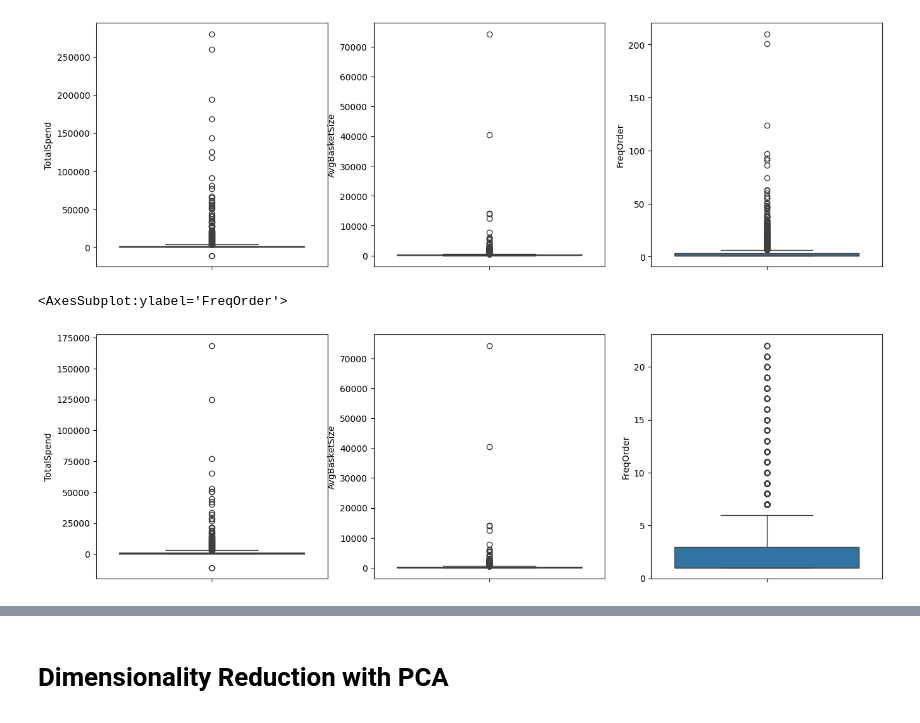
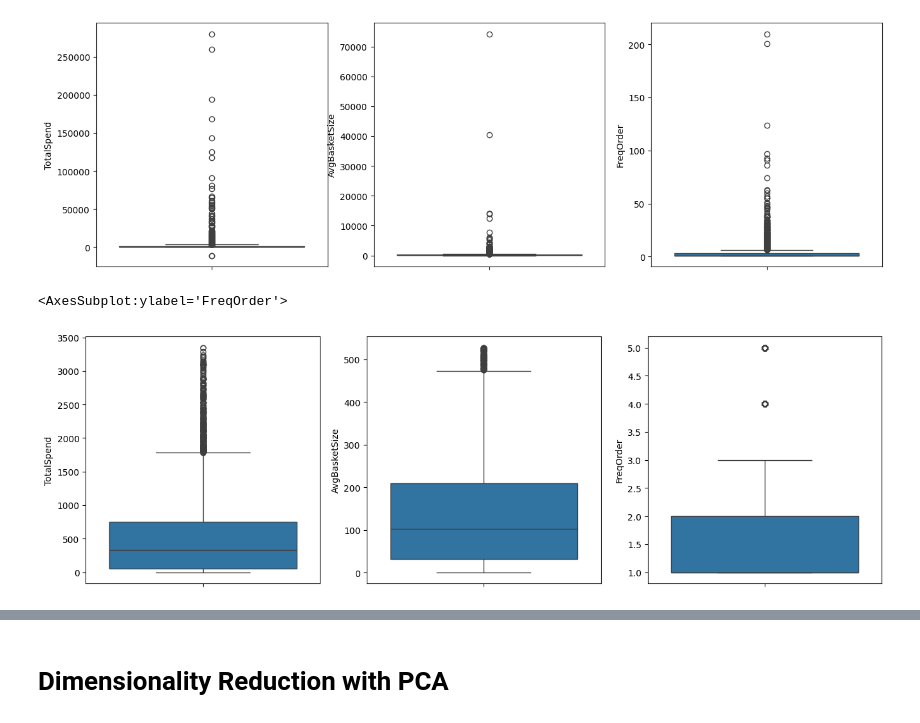
Before and after one commit to M0STAFA-A4F/Customer-Segmentation-for-E-commerce-Personalization, a Jupyter notebook: csecp.ipynb, the cells around one changed output, grey strips where cells are left out. Saved outputs shown, nothing was run; the diff lists cells and outputs as text; code cells hidden in the pictures.

```diff
--- a/csecp.ipynb
+++ b/csecp.ipynb
@@ -89,5 +90,5 @@ def customer_shopping_report(df, id):
 # %%
-seg_df = pd.DataFrame(columns=['TotalSpend', 'AvgBasketSize', 'FreqOrder', 'Country'])
+seg_df = pd.DataFrame(columns=['ID', 'TotalSpend', 'AvgBasketSize', 'FreqOrder', 'Country'])
 
 customer_id_unique = df['CustomerID'].unique()
 for id in customer_id_unique:
@@ -122,3 +118,14 @@ sns.pairplot(seg_df, hue='Country')
+# %%
+def remove_outliers(df, col_name):
+    percentile25 = df[col_name].quantile(0.25)
+    percentile75 = df[col_name].quantile(0.75)
+
+    iqr = percentile75 - percentile25
+
+    upper_limit = percentile75 + 1.5 * iqr
+    lower_limit = percentile25 - 1.5 * iqr
+
+    return df[(df[col_name]<upper_limit) & (df[col_name]>lower_limit)]
 # %%
 _, axes = plt.subplots(ncols=3, figsize=(16,5))
 sns.boxplot(seg_df['TotalSpend'], ax=axes[0])
@@ -127,21 +134,15 @@ sns.boxplot(seg_df['FreqOrder'], ax=axes[2])
 # %% [output]
 <AxesSubplot:ylabel='FreqOrder'>
 [figure]
-# %%
-def remove_outliers(df, col_name):
-    heigth = df[col_name].mean() + 3*df[col_name].std()
-    lowest = df[col_name].mean() - 3*df[col_name].std()
-
-    return df[(df[col_name]<heigth) & (df[col_name]>lowest)]
 # %%
-newseg_df = remove_outliers(seg_df, 'TotalSpend')
-newseg_df = remove_outliers(seg_df, 'AvgBasketSize')
-newseg_df = remove_outliers(seg_df, 'FreqOrder')
+seg_df = remove_outliers(seg_df, 'TotalSpend')
+seg_df = remove_outliers(seg_df, 'AvgBasketSize')
+seg_df = remove_outliers(seg_df, 'FreqOrder')
 # %%
 _, axes = plt.subplots(ncols=3, figsize=(16,5))
-sns.boxplot(newseg_df['TotalSpend'], ax=axes[0])
-sns.boxplot(newseg_df['AvgBasketSize'], ax=axes[1])
-sns.boxplot(newseg_df['FreqOrder'], ax=axes[2])
+sns.boxplot(seg_df['TotalSpend'], ax=axes[0])
+sns.boxplot(seg_df['AvgBasketSize'], ax=axes[1])
+sns.boxplot(seg_df['FreqOrder'], ax=axes[2])
 # %% [output]
 <AxesSubplot:ylabel='FreqOrder'>
-[figure, old version]
+[figure, new version]
```
Also changed, not shown: parts of 29 cells of this notebook.
